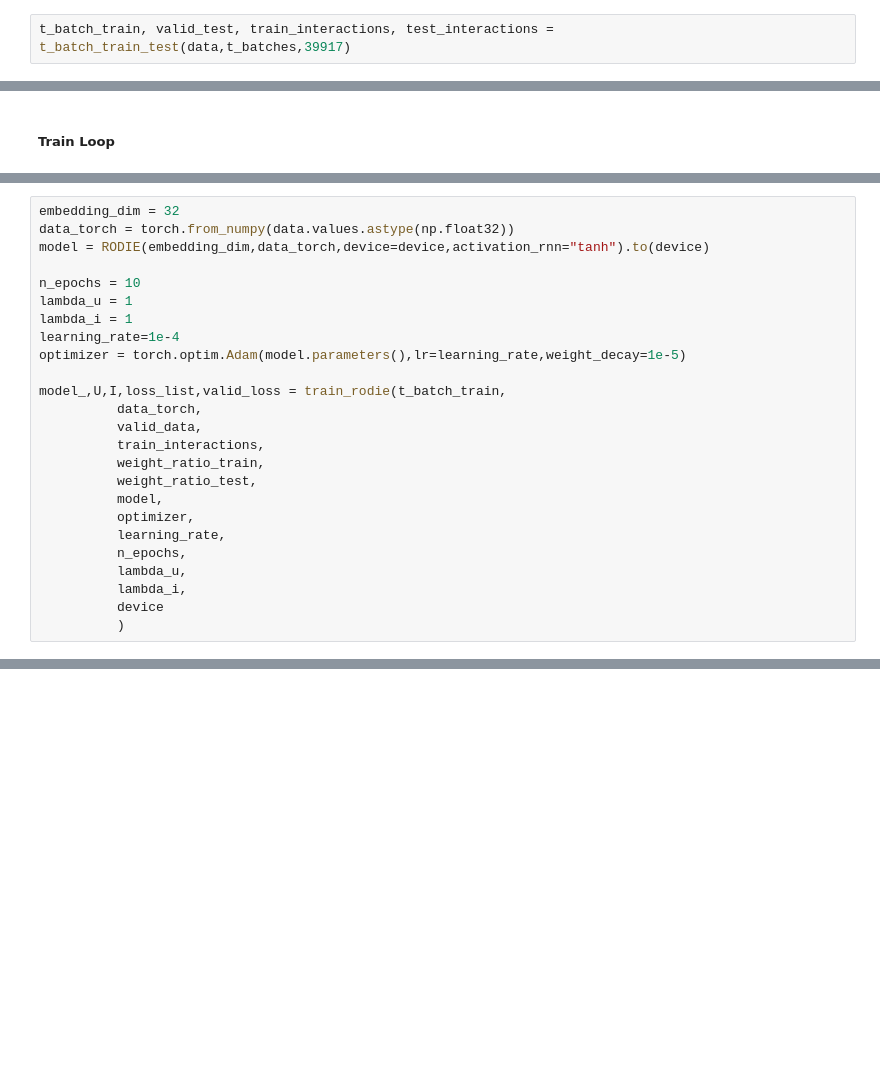
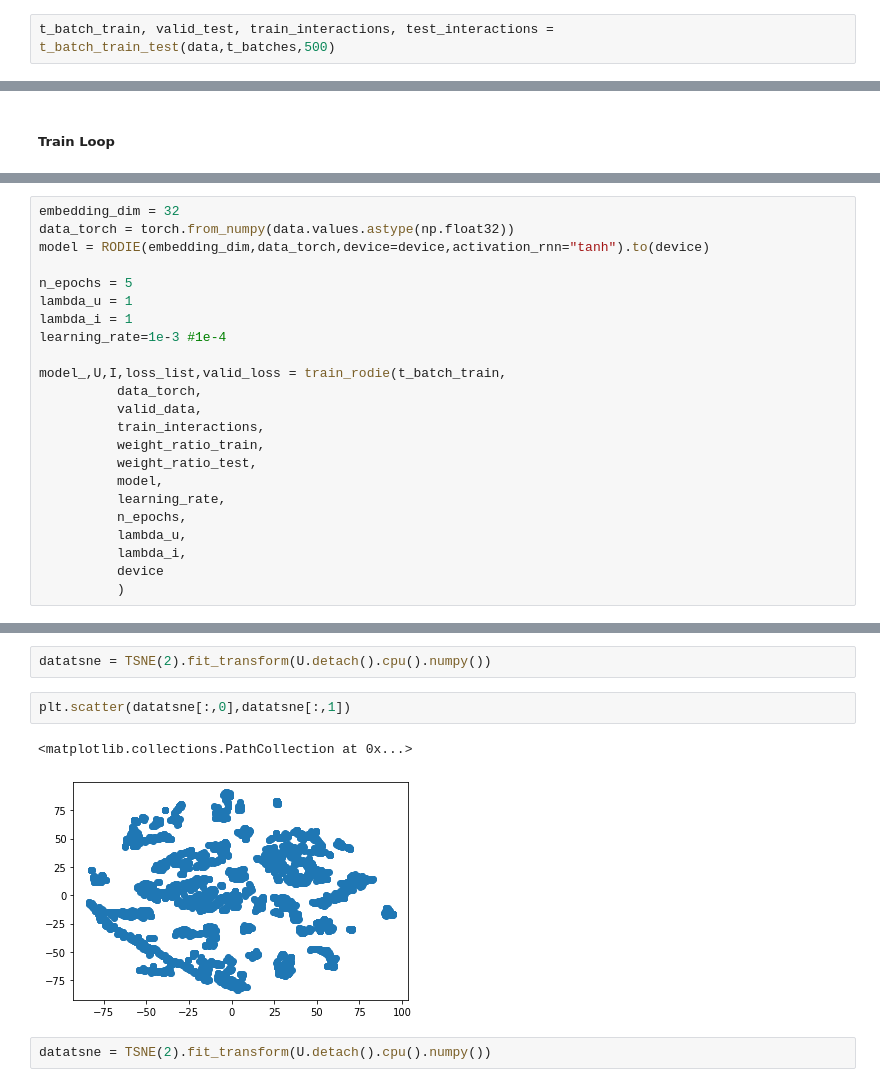
Before and after one commit to RayanAAY-ops/RE-Jodie-Recommander-System, a Jupyter notebook: main.ipynb, the cells around one changed output, grey strips where cells are left out. Saved outputs shown, nothing was run; the diff lists cells and outputs as text; blank space fills up the shorter version.

```diff
--- a/main.ipynb
+++ b/main.ipynb
@@ -83,5 +91,5 @@ Number of interaction = 411749
 Number of batch = 63461
 T-Batch ends !
 # %%
-t_batch_train, valid_test, train_interactions, test_interactions = t_batch_train_test(data,t_batches,39917)
+t_batch_train, valid_test, train_interactions, test_interactions = t_batch_train_test(data,t_batches,500)
 # %% [output]
@@ -123,11 +129,10 @@ embedding_dim = 32
 data_torch = torch.from_numpy(data.values.astype(np.float32))
 model = RODIE(embedding_dim,data_torch,device=device,activation_rnn="tanh").to(device)
 
-n_epochs = 10
+n_epochs = 5
 lambda_u = 1
 lambda_i = 1
-learning_rate=1e-4
-optimizer = torch.optim.Adam(model.parameters(),lr=learning_rate,weight_decay=1e-5)
+learning_rate=1e-3 #1e-4
 
 model_,U,I,loss_list,valid_loss = train_rodie(t_batch_train,
           data_torch,
@@ -136,7 +141,6 @@ model_,U,I,loss_list,valid_loss = train_rodie(t_batch_train,
           weight_ratio_train,
           weight_ratio_test,
           model,
-          optimizer,
           learning_rate,
           n_epochs,
           lambda_u,
@@ -145,0 +185,9 @@ model_,U,I,loss_list,valid_loss = train_rodie(t_batch_train,
+# %%
+datatsne = TSNE(2).fit_transform(U.detach().cpu().numpy())
+# %%
+plt.scatter(datatsne[:,0],datatsne[:,1])
+# %% [output]
+<matplotlib.collections.PathCollection at 0x...>
+[figure, added]
+# %%
+datatsne = TSNE(2).fit_transform(U.detach().cpu().numpy())
```
Also changed, not shown: parts of 18 cells of this notebook, 2 other files.
